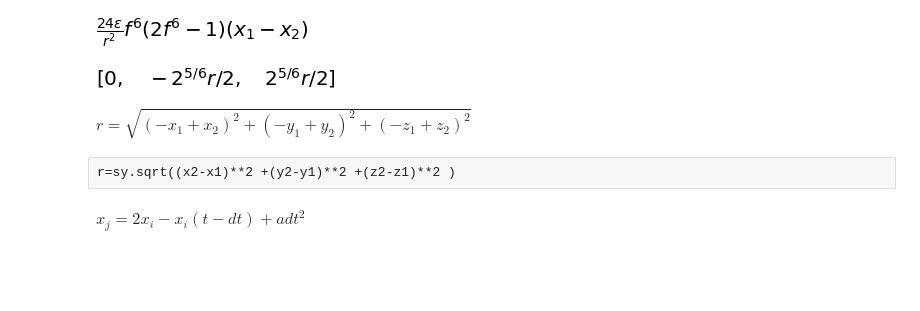
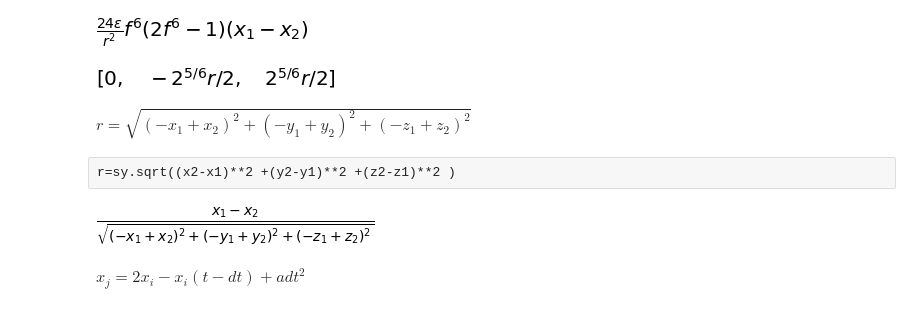
Before and after one commit to hashkrish/elastic_modulus_python_md, a Jupyter notebook: concept.ipynb, the cells around one changed output. Cells and saved outputs as stored; diff of their text form; code cells hidden in the pictures; blank space fills up the shorter version.

```diff
--- a/concept.ipynb
+++ b/concept.ipynb
@@ -37,6 +37,10 @@ ls[0:3]
 $r=\sqrt{\left(- x_{1} + x_{2}\right)^{2} + \left(- y_{1} + y_{2}\right)^{2} + \left(- z_{1} + z_{2}\right)^{2}}$
 # %% [raw]
 r=sy.sqrt((x2-x1)**2 +(y2-y1)**2 +(z2-z1)**2 )
+# %%
+sy.diff(sy.sqrt((x2-x1)**2 +(y2-y1)**2 +(z2-z1)**2 ),x1)
+# %% [output]
+[figure, added]
 # %%
 xj = 2*xi - xi*(t-dt) + a*dt**2
 # %% [markdown]
```
Also changed, not shown: 8 other files.
